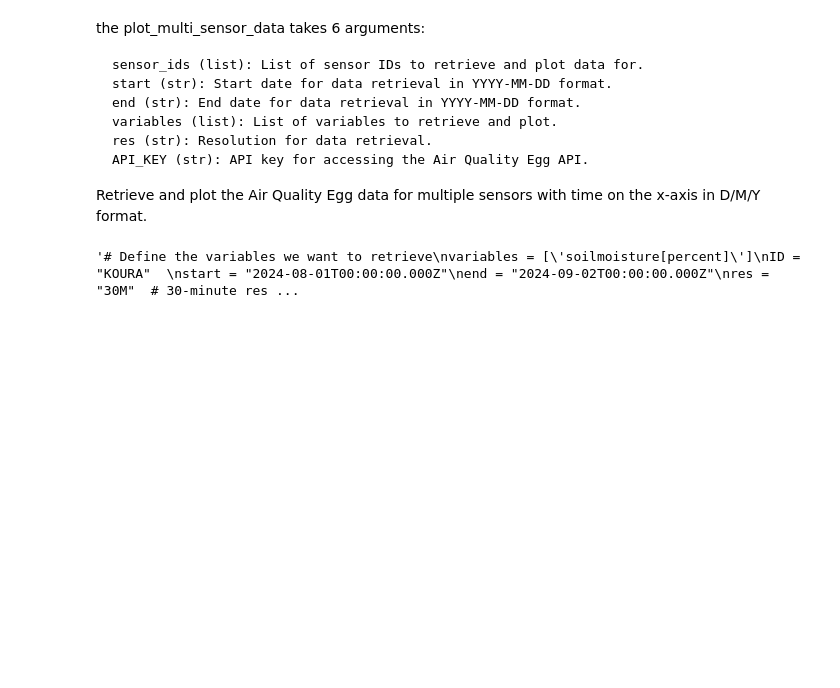
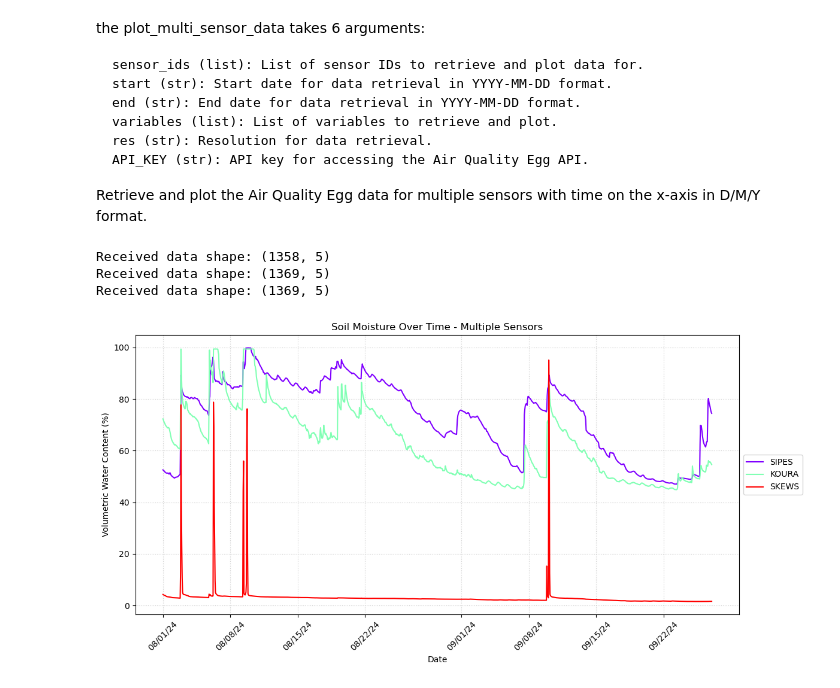
Before and after one commit to trapclim/sensors, a Jupyter notebook: ecrl-sensors-a52d8a37594e/sm_api_request.ipynb, the cells around one changed output. Drawn from its saved outputs; the diff is of its cells as text; code cells hidden in the pictures; blank space fills up the shorter version.

```diff
--- a/ecrl-sensors-a52d8a37594e/sm_api_request.ipynb
+++ b/ecrl-sensors-a52d8a37594e/sm_api_request.ipynb
@@ -200,17 +200,19 @@ def plot_multi_sensor_data(sensor_ids, start, end, variables, res, API_KEY):
 
 Retrieve and plot the Air Quality Egg data for multiple sensors with time on the x-axis in D/M/Y format.
 # %%
-'''# Define the variables we want to retrieve
+# Define the variables we want to retrieve
 variables = ['soilmoisture[percent]']
-ID = "KOURA"
+ID = "SIPES"
 start = "2024-08-01T00:00:00.000Z"
-end = "2024-09-02T00:00:00.000Z"
-res = "30M"  # 30-minute resolution
+end = "2024-09-27T00:00:00.000Z"
+res = "1H"  #
+sensor_ids=["SIPES","KOURA","SKEWS"]
 
-# Call the function to retrieve data
-data_KOURA = get_sm_data(ID, start, end, variables, res,API_KEY)
+# Plot the sensor data
 
-# Print the first few rows of the retrieved data to make sure it looks right
-print(data_KOURA.head())'''
+plot_multi_sensor_data(sensor_ids, start, end, variables, res, API_KEY)
 # %% [output]
-'# Define the variables we want to retrieve\nvariables = [\'soilmoisture[percent]\']\nID = "KOURA"  \nstart = "2024-08-01T00:00:00.000Z"\nend = "2024-09-02T00:00:00.000Z"\nres = "30M"  # 30-minute res ...
+Received data shape: (1358, 5)
+Received data shape: (1369, 5)
+Received data shape: (1369, 5)
+[figure, added]
```
Also changed, not shown: parts of 2 cells of this notebook.
